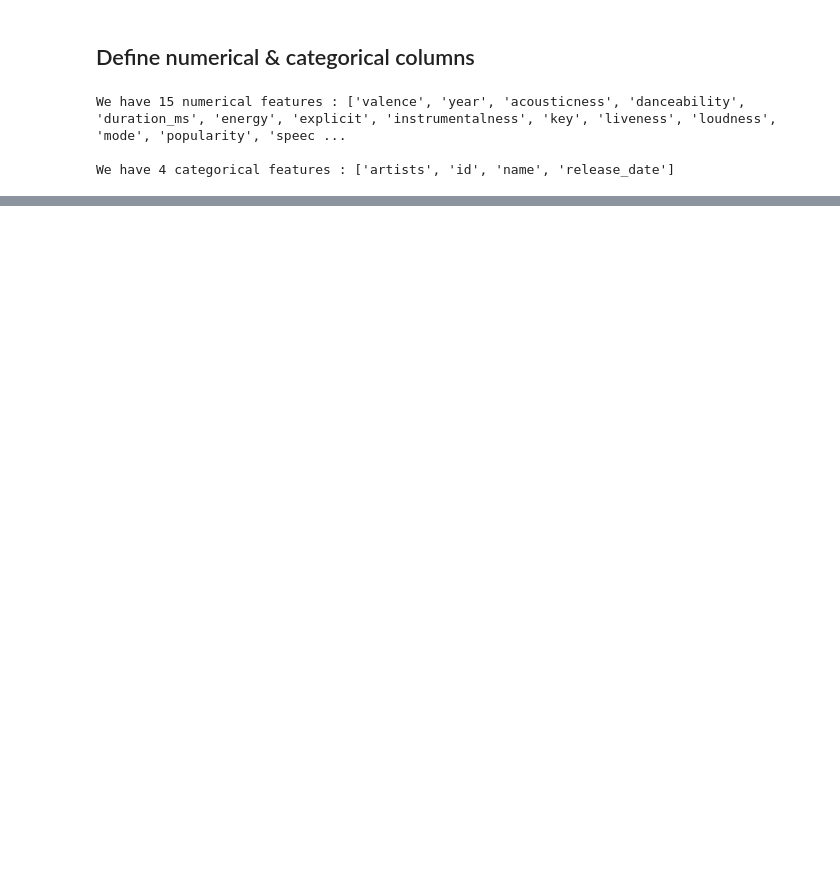
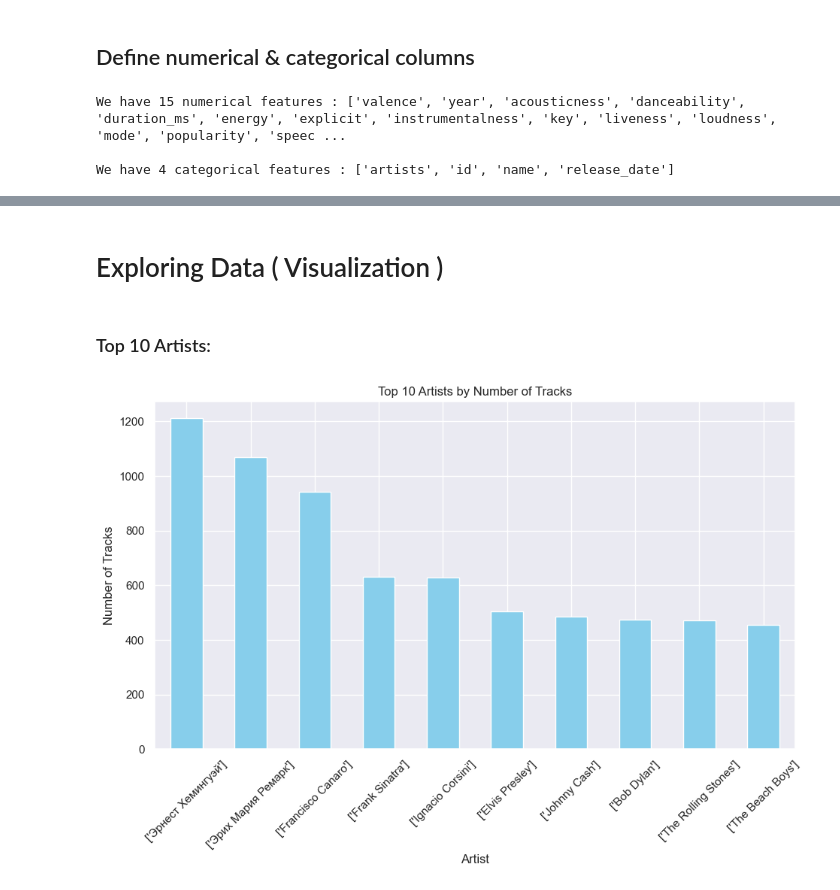
Before and after one commit to khaoula023/Music-Recommendation-System, a Jupyter notebook: notebook/EDA.ipynb, the cells around one changed output, grey strips where cells are left out. Drawn from its saved outputs; the diff is of its cells as text; code cells hidden in the pictures; blank space fills up the shorter version.

```diff
--- a/notebook/EDA.ipynb
+++ b/notebook/EDA.ipynb
@@ -129,0 +154,4 @@ We have 4 categorical features : ['artists', 'id', 'name', 'release_date']
+# %%
+# remove id and release date columns:
+df = df.drop(columns=['id','release_date'])
+df.head()
@@ -129,0 +165,14 @@ We have 4 categorical features : ['artists', 'id', 'name', 'release_date']
+# %% [markdown]
+# Exploring Data ( Visualization )
+# %% [markdown]
+### Top 10 Artists:
+# %%
+top_artists = df['artists'].value_counts().head(10)
+top_artists.plot(kind='bar', color='skyblue')
+plt.title('Top 10 Artists by Number of Tracks')
+plt.xlabel('Artist')
+plt.ylabel('Number of Tracks')
+plt.xticks(rotation=45)
+plt.show()
+# %% [output]
+[figure, added]
```
Also changed, not shown: parts of 19 cells of this notebook, 2 other files.
